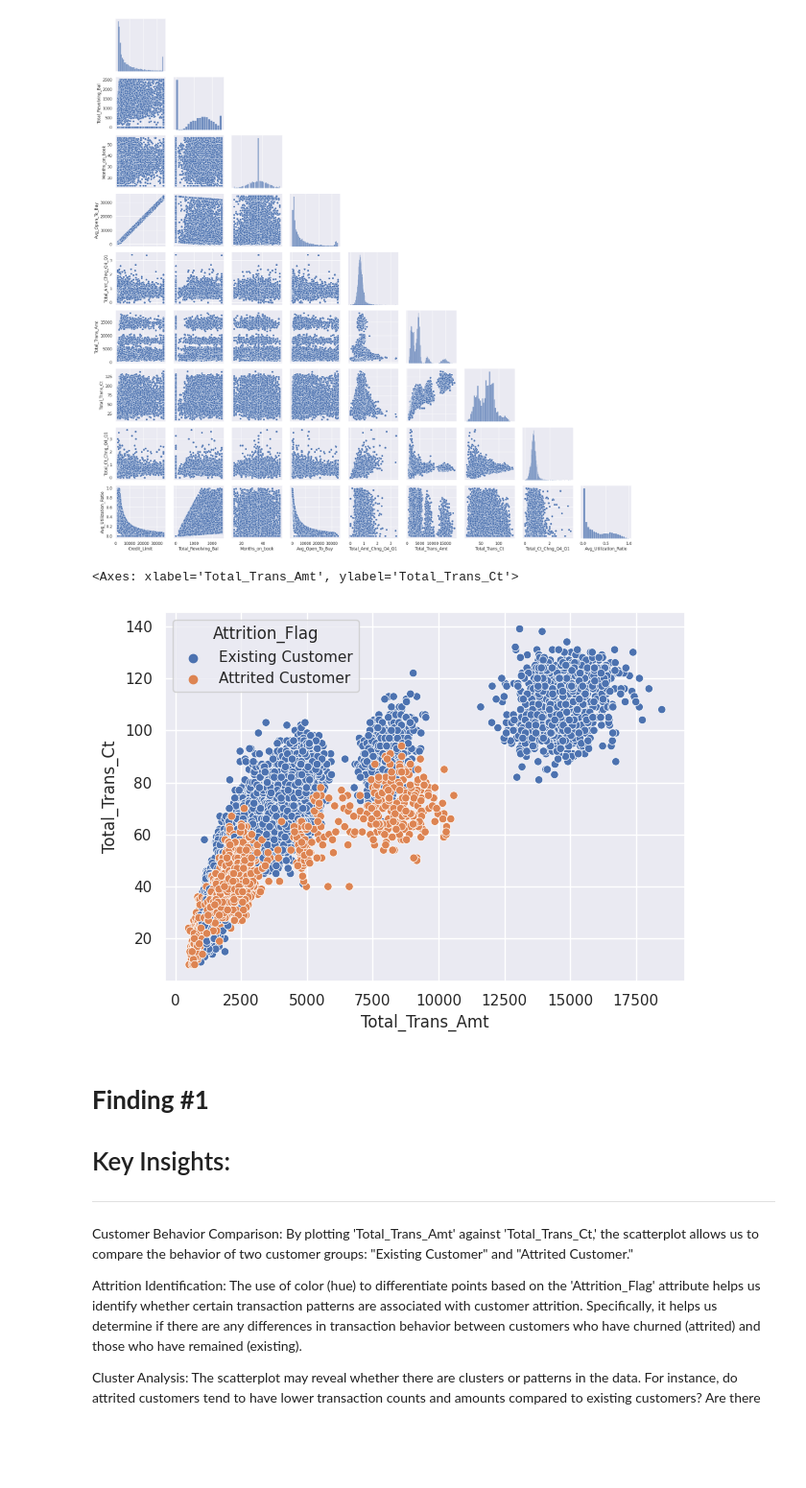
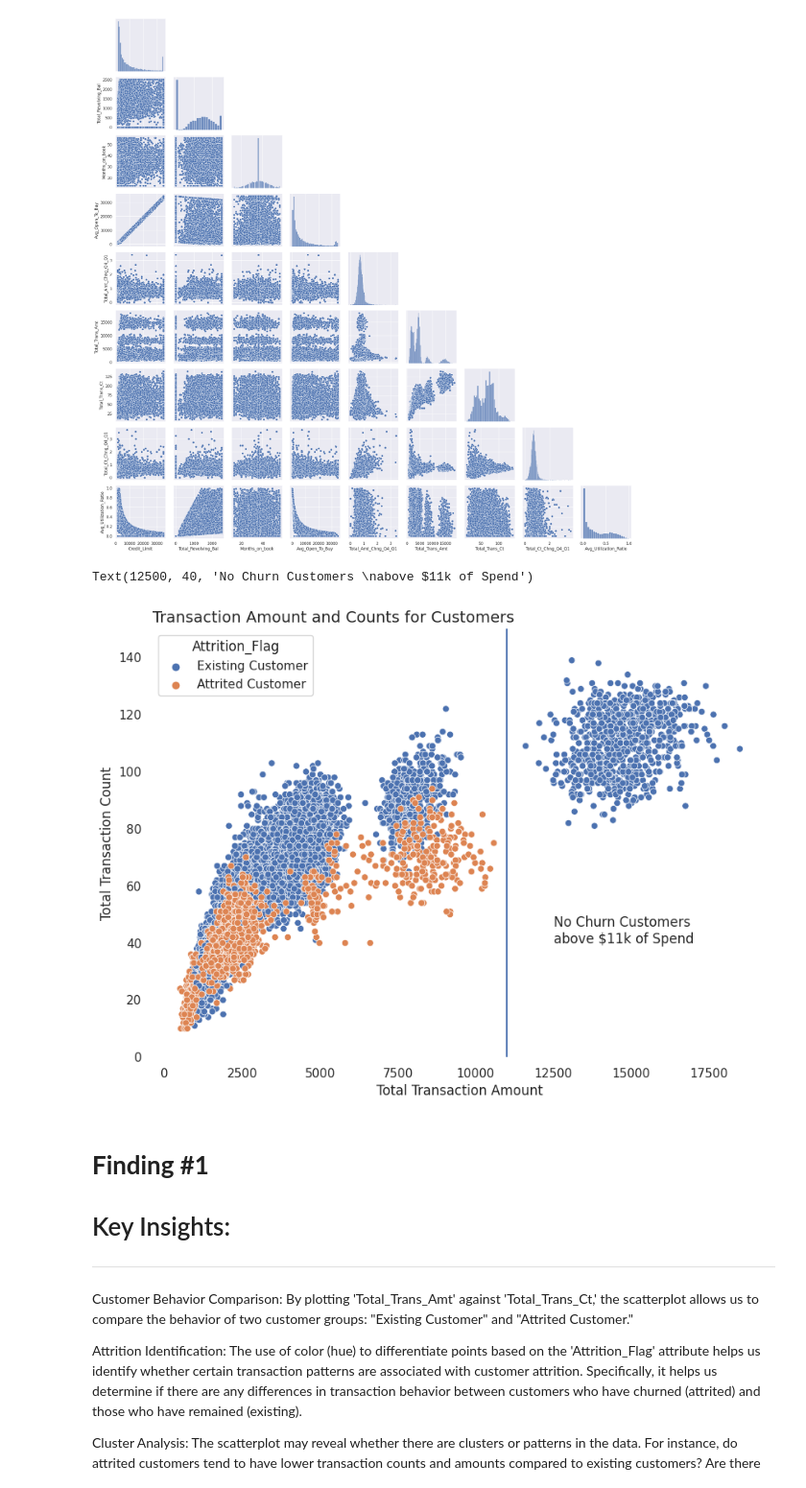
Before and after one commit to jegazhu/python-projects, a Jupyter notebook: py_for_data_analysis.ipynb, the cells around one changed output. Shown at 96% size. Drawn from its saved outputs; the diff is of its cells as text; code cells hidden in the pictures; blank space fills up the shorter version.

```diff
--- a/py_for_data_analysis.ipynb
+++ b/py_for_data_analysis.ipynb
@@ -318,12 +318,22 @@ g.map_diag(sns.histplot)
 # %% [output]
 <seaborn.axisgrid.PairGrid at 0x...>
 [figure]
-# %%
-plt.figure(figsize = (7, 5))
-sns.scatterplot(x = 'Total_Trans_Amt', y = 'Total_Trans_Ct', hue = 'Attrition_Flag', data = data)
-# %% [output]
-<Axes: xlabel='Total_Trans_Amt', ylabel='Total_Trans_Ct'>
-[figure, removed]
+# %%
+plt.figure(figsize = (10, 7))
+sns.set_theme(style="white")
+palette = sns.color_palette("Set2", 12)
+sns.scatterplot(x = 'Total_Trans_Amt', y = 'Total_Trans_Ct', hue = 'Attrition_Flag', data = data)
+sns.despine(bottom=True, left=True)
+plt.ylim(0, 150)
+
+plt.xlabel('Total Transaction Amount')
+plt.ylabel('Total Transaction Count')
+plt.title("Transaction Amount and Counts for Customers", loc='left', size=14)
+plt.vlines(11000, 0, 150)
+plt.text(12500, 40, "No Churn Customers \nabove $11k of Spend")
+# %% [output]
+Text(12500, 40, 'No Churn Customers \nabove $11k of Spend')
+[figure, added]
 # %% [markdown]
 # **Finding #1**
 
```
Also changed, not shown: parts of 1 cell of this notebook.
